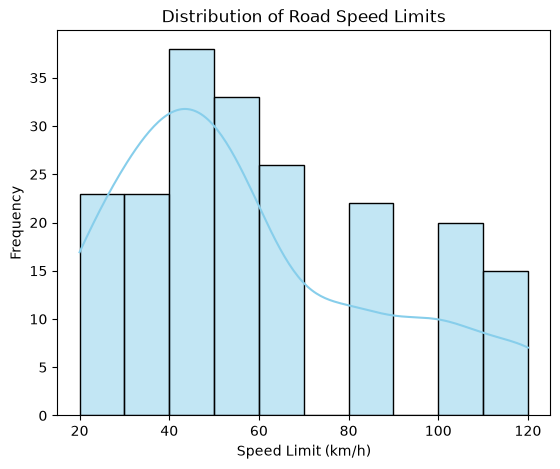
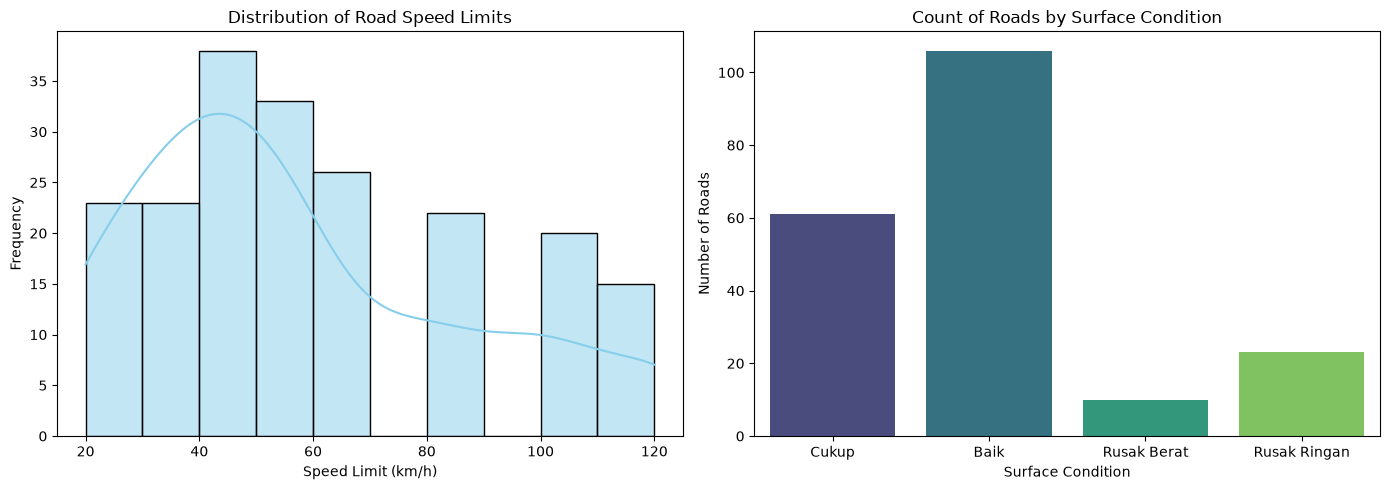
Unified diff of the notebook cell whose output changed from the first chart to the second:
--- before
+++ after
@@ -1,3 +1,3 @@
-# Create a figure to hold both plots side-by-side
+
 plt.figure(figsize=(14, 5))
 
@@ -9,2 +9,12 @@
 plt.ylabel('Frequency')
 
+# Plot 2: Bar Chart of Surface Conditions
+plt.subplot(1, 2, 2)
+
+sns.countplot(data=df, x='surface_condition', hue='surface_condition', palette='viridis', legend=False)
+plt.title('Count of Roads by Surface Condition')
+plt.xlabel('Surface Condition')
+plt.ylabel('Number of Roads')
+
+plt.tight_layout()
+plt.show()

Commit: Fix visualization layout and add missing cleaning justifications